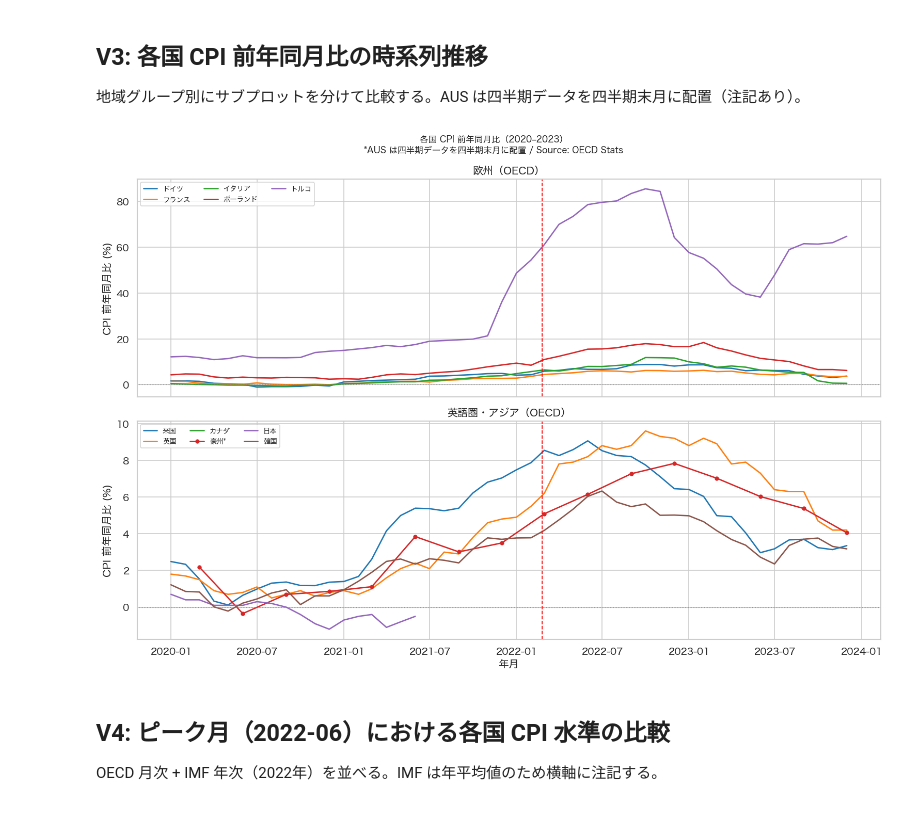
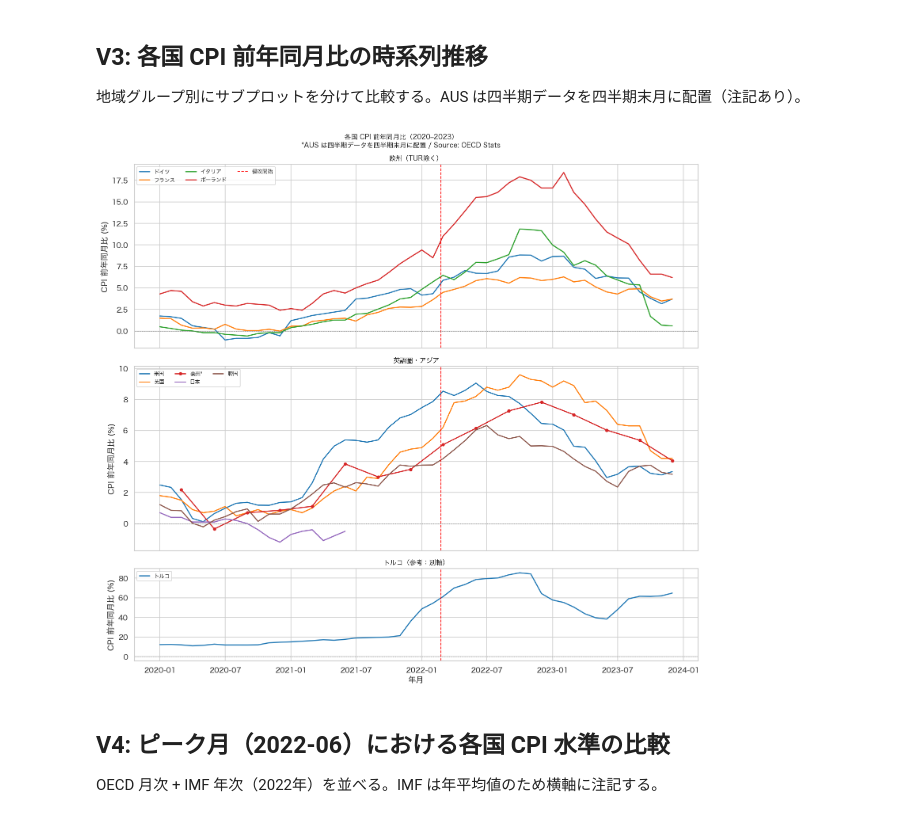
Before and after one commit to makinzm/data-report, a Jupyter notebook: analysis/economics/20260402-ukraine-commodity-cpi/notebooks/01_eda.ipynb, the cells around one changed output. Saved outputs shown, nothing was run; the diff lists cells and outputs as text; code cells hidden in the pictures.

Commit message:
fix(ukraine-commodity-cpi): separate TUR into own panel in V3 CPI chart
TUR peaked at 85% YoY, collapsing other countries' scale.
Split into 3 panels: EU (ex-TUR), English/Asia, TUR (reference).

Co-Authored-By: Claude Sonnet 4.6 <noreply@anthropic.com>

```diff
--- a/analysis/economics/20260402-ukraine-commodity-cpi/notebooks/01_eda.ipynb
+++ b/analysis/economics/20260402-ukraine-commodity-cpi/notebooks/01_eda.ipynb
@@ -216,45 +216,55 @@ plt.show()
 
 地域グループ別にサブプロットを分けて比較する。AUS は四半期データを四半期末月に配置（注記あり）。
 # %%
-GROUPS = {
-    "欧州（OECD）": ["DEU", "FRA", "ITA", "POL", "TUR"],
-    "英語圏・アジア（OECD）": ["USA", "GBR", "CAN", "AUS", "JPN", "KOR"],
-}
 COUNTRY_LABEL = {
     "DEU": "ドイツ", "FRA": "フランス", "ITA": "イタリア",
     "POL": "ポーランド", "TUR": "トルコ",
     "USA": "米国", "GBR": "英国", "CAN": "カナダ",
     "AUS": "豪州*", "JPN": "日本", "KOR": "韓国",
 }
 
-fig, axes = plt.subplots(2, 1, figsize=(13, 9), sharex=True)
+# TUR（最大85%）を分離し、他国のスケールを潰さないよう3パネル構成
+GROUPS = [
+    ("欧州（TUR除く）",     ["DEU", "FRA", "ITA", "POL"]),
+    ("英語圏・アジア",       ["USA", "GBR", "CAN", "AUS", "JPN", "KOR"]),
+    ("トルコ（参考：別軸）", ["TUR"]),
+]
+
+fig, axes = plt.subplots(3, 1, figsize=(13, 12), sharex=True,
+                         gridspec_kw={"height_ratios": [2, 2, 1]})
 palette = sns.color_palette("tab10")
 
-for ax, (group_name, countries) in zip(axes, GROUPS.items()):
+for ax, (group_name, countries) in zip(axes, GROUPS):
     for i, c in enumerate(countries):
         df_c = cpi_oecd[cpi_oecd["country"] == c].sort_values("date")
+        if df_c.empty:
+            continue
         ax.plot(
             [p.to_timestamp() for p in df_c["date"]],
             df_c["cpi_yoy"],
             label=COUNTRY_LABEL.get(c, c),
             linewidth=1.6,
             color=palette[i],
             marker="o" if c == "AUS" else None,
             markersize=4,
         )
-    ax.axvline(INVASION_DATE, color="red", linestyle="--", linewidth=1.1)
+    ax.axvline(INVASION_DATE, color="red", linestyle="--", linewidth=1.1, label="侵攻開始" if ax == axes[0] else None)
     ax.axhline(0, color="gray", linestyle=":", linewidth=0.7)
-    ax.set_title(group_name)
+    ax.set_title(group_name, fontsize=10)
     ax.set_ylabel("CPI 前年同月比 (%)")
     ax.legend(fontsize=8, ncol=3, loc="upper left")
 
 axes[-1].set_xlabel("年月")
-fig.suptitle("各国 CPI 前年同月比（2020–2023）\n*AUS は四半期データを四半期末月に配置 / Source: OECD Stats", fontsize=10)
+fig.suptitle(
+    "各国 CPI 前年同月比（2020–2023）\n"
+    "*AUS は四半期データを四半期末月に配置 / Source: OECD Stats",
+    fontsize=10,
+)
 fig.tight_layout()
 fig.savefig(FIG_DIR / "v3_cpi_timeseries_oecd.png", bbox_inches="tight")
 plt.show()
 # %% [output]
-[figure, old version]
+[figure, new version]
 # %% [markdown]
 ## V4: ピーク月（2022-06）における各国 CPI 水準の比較
 
```
